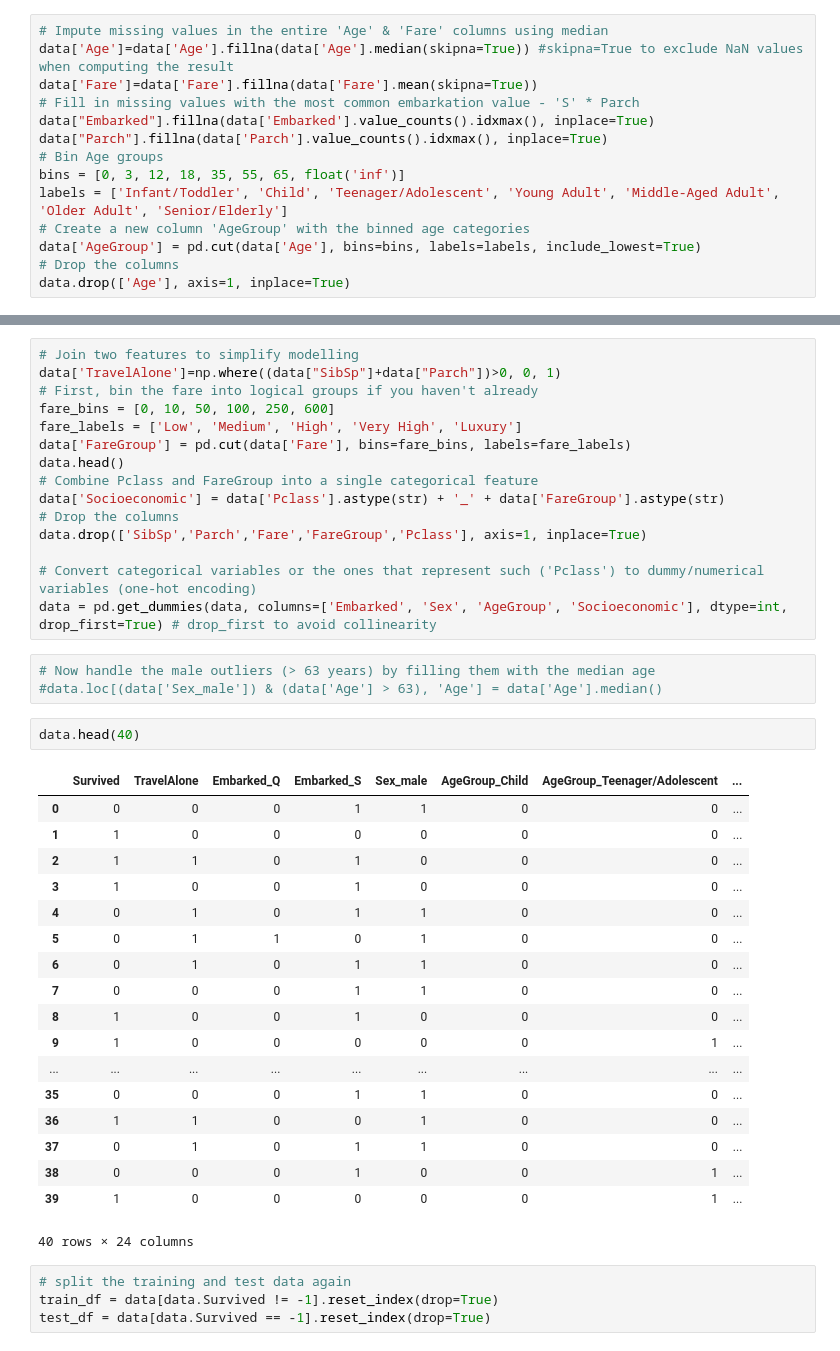
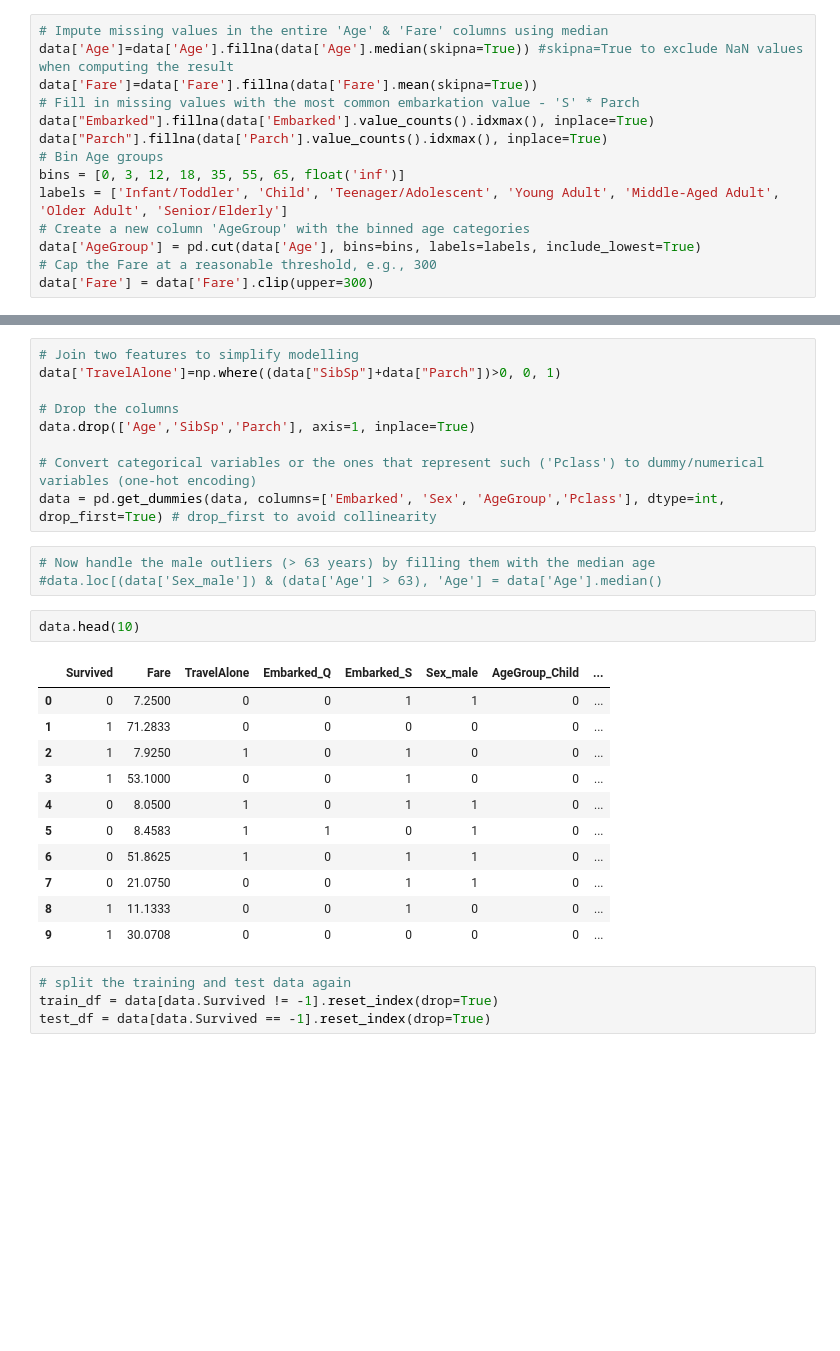
Before and after one commit to AnnaVerbytska/Titanic-Machine_Learning-from-Disaster, a Jupyter notebook: notebooks/logistic-regression.ipynb, the cells around one changed output, grey strips where cells are left out. Saved outputs shown, nothing was run; the diff lists cells and outputs as text; blank space fills up the shorter version.

```diff
--- a/notebooks/logistic-regression.ipynb
+++ b/notebooks/logistic-regression.ipynb
@@ -68,8 +68,8 @@ bins = [0, 3, 12, 18, 35, 55, 65, float('inf')]
 labels = ['Infant/Toddler', 'Child', 'Teenager/Adolescent', 'Young Adult', 'Middle-Aged Adult', 'Older Adult', 'Senior/Elderly']
 # Create a new column 'AgeGroup' with the binned age categories
 data['AgeGroup'] = pd.cut(data['Age'], bins=bins, labels=labels, include_lowest=True)
-# Drop the columns
-data.drop(['Age'], axis=1, inplace=True)
+# Cap the Fare at a reasonable threshold, e.g., 300
+data['Fare'] = data['Fare'].clip(upper=300)
 # %% [output]
 The behavior will change in pandas 3.0. This inplace method will never work because the intermediate object on which we are setting values always behaves as a copy.
 
@@ -116,42 +110,29 @@ dtype: int64
 # %%
 # Join two features to simplify modelling
 data['TravelAlone']=np.where((data["SibSp"]+data["Parch"])>0, 0, 1)
-# First, bin the fare into logical groups if you haven't already
-fare_bins = [0, 10, 50, 100, 250, 600]
-fare_labels = ['Low', 'Medium', 'High', 'Very High', 'Luxury']
-data['FareGroup'] = pd.cut(data['Fare'], bins=fare_bins, labels=fare_labels)
-data.head()
-# Combine Pclass and FareGroup into a single categorical feature
-data['Socioeconomic'] = data['Pclass'].astype(str) + '_' + data['FareGroup'].astype(str)
+
 # Drop the columns
-data.drop(['SibSp','Parch','Fare','FareGroup','Pclass'], axis=1, inplace=True)
+data.drop(['Age','SibSp','Parch'], axis=1, inplace=True)
 
 # Convert categorical variables or the ones that represent such ('Pclass') to dummy/numerical variables (one-hot encoding)
-data = pd.get_dummies(data, columns=['Embarked', 'Sex', 'AgeGroup', 'Socioeconomic'], dtype=int, drop_first=True) # drop_first to avoid collinearity
+data = pd.get_dummies(data, columns=['Embarked', 'Sex', 'AgeGroup','Pclass'], dtype=int, drop_first=True) # drop_first to avoid collinearity
 # %%
 # Now handle the male outliers (> 63 years) by filling them with the median age
 #data.loc[(data['Sex_male']) & (data['Age'] > 63), 'Age'] = data['Age'].median()
 # %%
-data.head(40)
+data.head(10)
 # %% [output]
-|  | Survived | TravelAlone | Embarked_Q | Embarked_S | Sex_male | AgeGroup_Child | AgeGroup_Teenager/Adolescent | ... |
-| 0 | 0 | 0 | 0 | 1 | 1 | 0 | 0 | ... |
-| 1 | 1 | 0 | 0 | 0 | 0 | 0 | 0 | ... |
-| 2 | 1 | 1 | 0 | 1 | 0 | 0 | 0 | ... |
-| 3 | 1 | 0 | 0 | 1 | 0 | 0 | 0 | ... |
-| 4 | 0 | 1 | 0 | 1 | 1 | 0 | 0 | ... |
-| 5 | 0 | 1 | 1 | 0 | 1 | 0 | 0 | ... |
-| 6 | 0 | 1 | 0 | 1 | 1 | 0 | 0 | ... |
-| 7 | 0 | 0 | 0 | 1 | 1 | 0 | 0 | ... |
-| 8 | 1 | 0 | 0 | 1 | 0 | 0 | 0 | ... |
-| 9 | 1 | 0 | 0 | 0 | 0 | 0 | 1 | ... |
-| ... | ... | ... | ... | ... | ... | ... | ... | ... |
-| 35 | 0 | 0 | 0 | 1 | 1 | 0 | 0 | ... |
-| 36 | 1 | 1 | 0 | 0 | 1 | 0 | 0 | ... |
-| 37 | 0 | 1 | 0 | 1 | 1 | 0 | 0 | ... |
-| 38 | 0 | 0 | 0 | 1 | 0 | 0 | 1 | ... |
-| 39 | 1 | 0 | 0 | 0 | 0 | 0 | 1 | ... |
+|  | Survived | Fare | TravelAlone | Embarked_Q | Embarked_S | Sex_male | AgeGroup_Child | ... |
+| 0 | 0 | 7.2500 | 0 | 0 | 1 | 1 | 0 | ... |
+| 1 | 1 | 71.2833 | 0 | 0 | 0 | 0 | 0 | ... |
+| 2 | 1 | 7.9250 | 1 | 0 | 1 | 0 | 0 | ... |
+| 3 | 1 | 53.1000 | 0 | 0 | 1 | 0 | 0 | ... |
+| 4 | 0 | 8.0500 | 1 | 0 | 1 | 1 | 0 | ... |
+| 5 | 0 | 8.4583 | 1 | 1 | 0 | 1 | 0 | ... |
+| 6 | 0 | 51.8625 | 1 | 0 | 1 | 1 | 0 | ... |
+| 7 | 0 | 21.0750 | 0 | 0 | 1 | 1 | 0 | ... |
+| 8 | 1 | 11.1333 | 0 | 0 | 1 | 0 | 0 | ... |
+| 9 | 1 | 30.0708 | 0 | 0 | 0 | 0 | 0 | ... |
-40 rows × 24 columns
 # %%
 # split the training and test data again
 train_df = data[data.Survived != -1].reset_index(drop=True)
```
Also changed, not shown: parts of 8 cells of this notebook.
